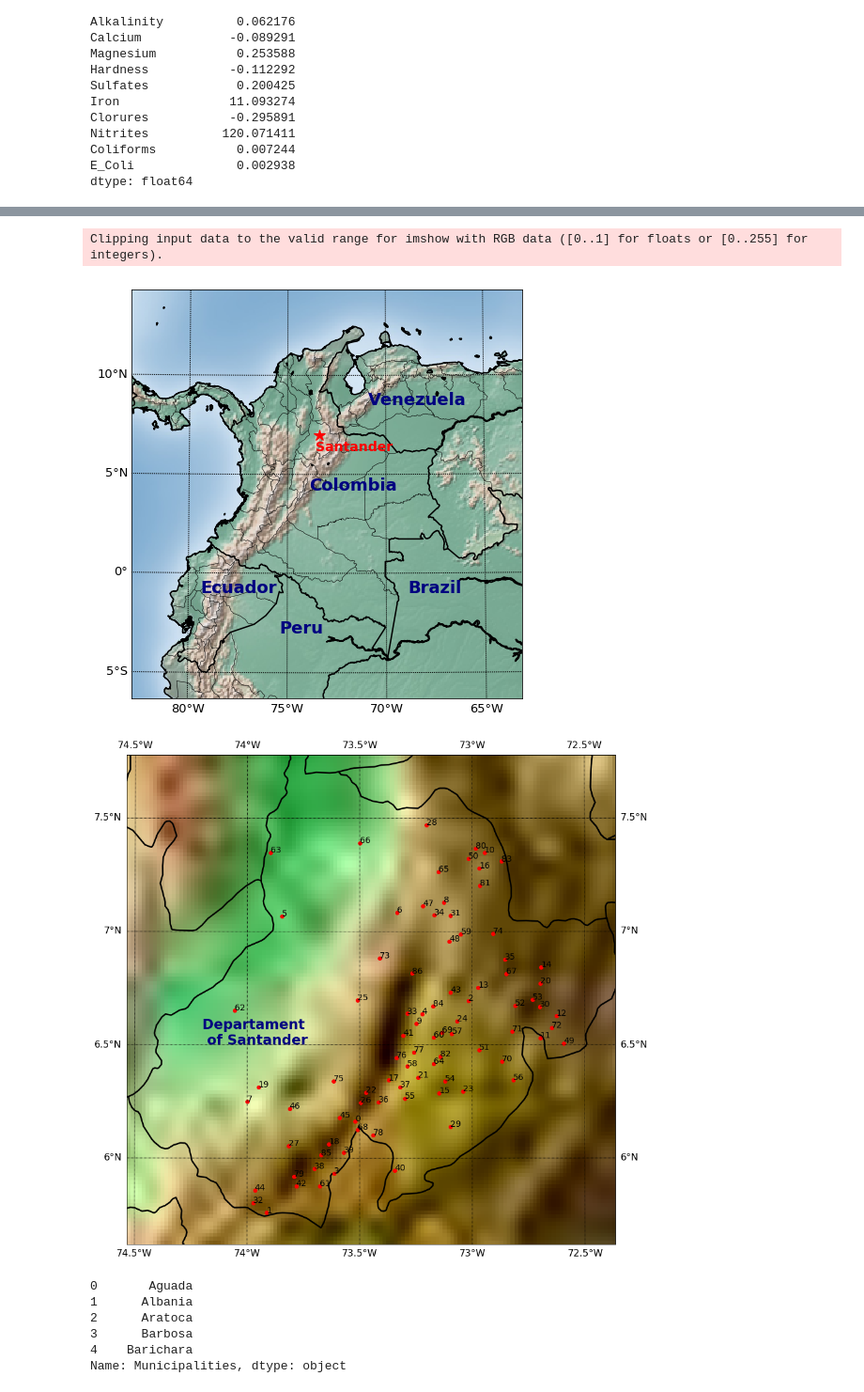
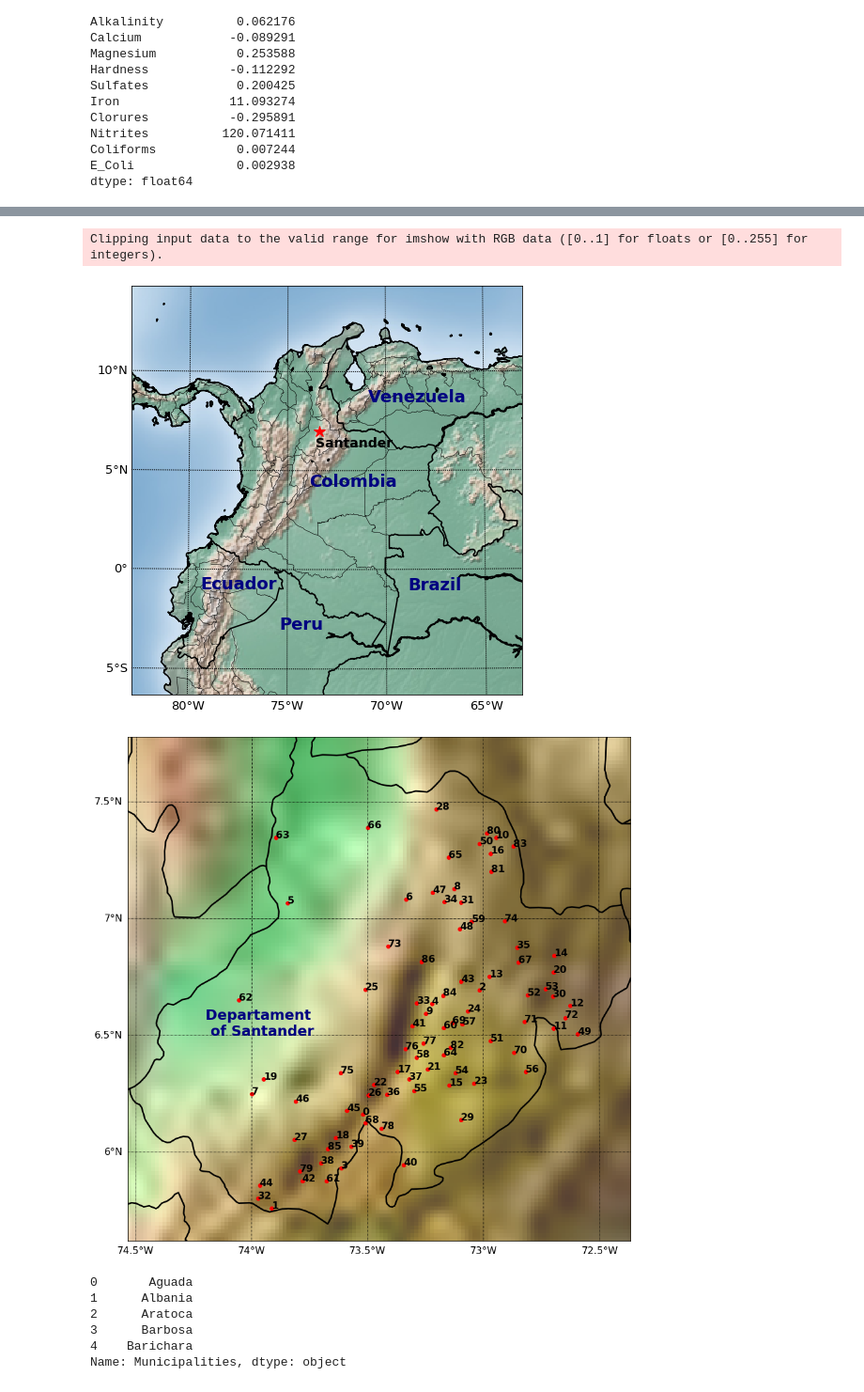
Before and after one commit to sierraporta/Water-Quality, a Jupyter notebook: IRCA_agua.ipynb, the cells around one changed output, grey strips where cells are left out. Shown at 94% size. Cells and saved outputs as stored; diff of their text form; code cells hidden in the pictures.

```diff
--- a/IRCA_agua.ipynb
+++ b/IRCA_agua.ipynb
@@ -322,7 +309,7 @@ m = Basemap(projection='lcc',lat_0=4,lon_0=-73,width=2.2E6,height=2.3E6,resoluti
 # draw parallels and meridians.
 parallels = np.arange(-90.,91.,5.)
 # Label the meridians and parallels
-m.drawparallels(parallels,labels=[True,False,False,False],fontsize=13)
+m.drawparallels(parallels,labels=[True,False,False,True],fontsize=13)
 # Draw Meridians and Labels
 meridians = np.arange(-80.,65.,5.)
 m.drawmeridians(meridians,labels=[True,False,False,True],fontsize=13)
@@ -331,7 +318,7 @@ m.drawcountries(linewidth=1.5)
 #m.fillcontinents(color = 'wheat')
 m.drawcoastlines(linewidth=1.5)
 m.drawstates(linewidth=0.5, linestyle='solid', color='k', antialiased=1, ax=None, zorder=None)
-m.etopo(scale=4., alpha=0.6)
+m.etopo(scale=4., alpha=0.5)
 lon = -73.4
 lat = 7.0
 x,y = m(lon, lat)
@@ -342,7 +329,7 @@ xe,ye = m(lon-6., lat-8)
 xp,yp = m(lon-2., lat-10)
 xb,yb = m(lon+4.5, lat-8)
 m.plot(x, y, color='red',marker='*', markersize=12)
-plt.text(xs,ys,'Santander',fontsize=14,color='red',fontweight='bold')
+plt.text(xs,ys,'Santander',fontsize=14,color='k',fontweight='bold')
 plt.text(xc,yc,'Colombia',fontsize=18,color='navy',fontweight='bold')
 plt.text(xv,yv,'Venezuela',fontsize=18,color='navy',fontweight='bold')
 plt.text(xe,ye,'Ecuador',fontsize=18,color='navy',fontweight='bold')
@@ -352,11 +339,11 @@ plt.text(xb,yb,'Brazil',fontsize=18,color='navy',fontweight='bold')
 m.shadedrelief(scale=0.5)
 # Define a colormap
 jet = plt.cm.get_cmap('jet')
-plt.savefig('col1.eps', format='eps', dpi=75, bbox_inches='tight', pad_inches=0)
+plt.savefig('col1.png', format='png', dpi=75, bbox_inches='tight', pad_inches=0)
 plt.show()
 # %% [output]
 Clipping input data to the valid range for imshow with RGB data ([0..1] for floats or [0..255] for integers).
-[figure, old version]
+[figure, new version]
 # %%
 plt.figure(figsize=(25,15))
 
@@ -367,45 +354,45 @@ _ = m.drawstates()
 # draw parallels and meridians.
 parallels = np.arange(6,8.2,0.5)
 # Label the meridians and parallels
-m.drawparallels(parallels,labels=[True,True,True,True],fontsize=16)
+m.drawparallels(parallels,labels=[True,False,False,True],fontsize=16)
 # Draw Meridians and Labels
 meridians = np.arange(-74.5,-72.3,0.5)
-m.drawmeridians(meridians,labels=[True,True,True,True],fontsize=16)
+m.drawmeridians(meridians,labels=[True,False,False,True],fontsize=16)
 #m.drawmapboundary(fill_color='white',linewidth=2)
 m.drawcountries(linewidth=2)
 m.drawcoastlines(linewidth=2)
 m.drawstates(linewidth=2.5, linestyle='solid', color='k', antialiased=1, ax=None, zorder=None)
 #m.shadedrelief(scale=2)
-m.etopo(scale=4, alpha=1.)
+m.etopo(scale=4, alpha=0.8)
 #m.arcgisimage(service = "World_Shaded_Relief",xpixels = 4000,ypixels = 4000)
 #m.arcgisimage(service='ESRI_Imagery_World_2D', xpixels = 2000, verbose= True)
 # Define a colormap
 jet = plt.cm.get_cmap('jet')
 
 mun=pd.read_csv('municipios.csv',delimiter=',',header=0)
 mun_san=mun[mun.Dep=='Santander']
 
 LAT,LONG=[],[]
 for i in mun_san.lat:
     LAT.append(float(i))
 for i in mun_san.lon:
     LONG.append(float(i))
 
 xc,yc = m(-74.2, 6.5)
 plt.text(xc,yc,'Departament \n of Santander',fontsize=23,color='navy',fontweight='bold')
 
 x,y = m(LONG,LAT)
 #m.plot(x, y, 'ro', markersize=data_new.IRCAL_CAL[0:3])
 
 labels = range(87)#data.MUNICIPO
 for label, xpt, ypt in zip(labels, x, y):
-    plt.text(xpt+3.5, ypt+3.5, label,fontsize=14,color='black')#,fontweight='bold')
+    plt.text(xpt+3.5, ypt+3.5, label,fontsize=16,color='black',fontweight='bold')
 
 m.scatter(x,y,c='red', marker='o', zorder=2,cmap="viridis",alpha=1)
-plt.savefig('col2.eps', format='eps', dpi=75, bbox_inches='tight', pad_inches=0)
+plt.savefig('col2.png', format='png', dpi=75, bbox_inches='tight', pad_inches=0)
 plt.show()
 # %% [output]
-[figure, old version]
+[figure, new version]
 # %%
 data.Municipalities.head()
 # %% [output]
```
Also changed, not shown: parts of 16 cells of this notebook, 1 other file.
